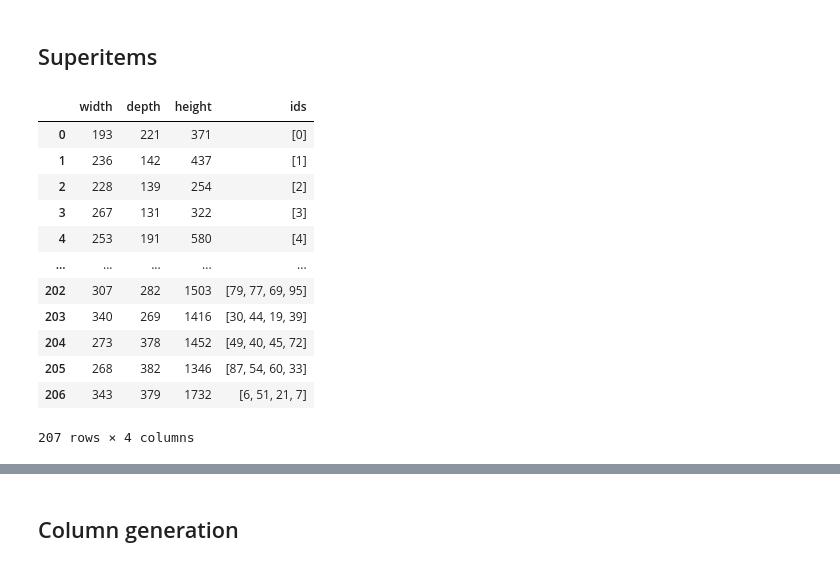
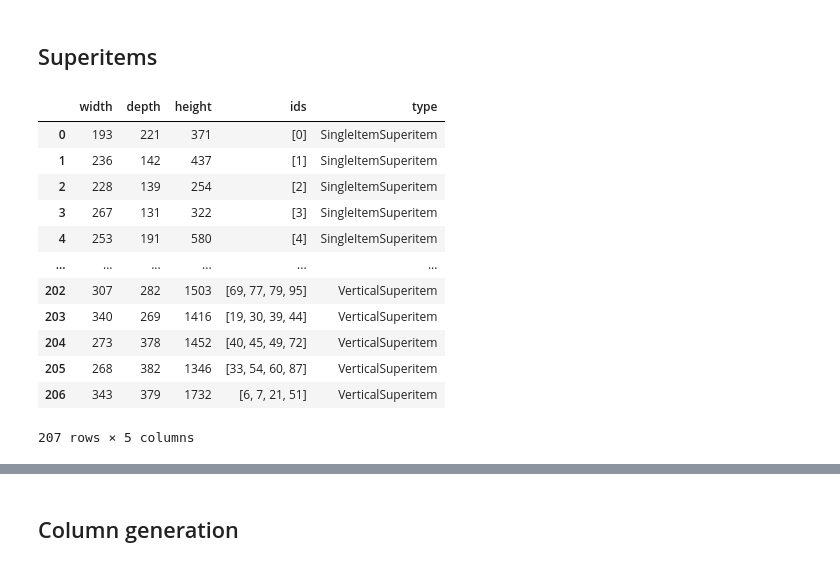
Before and after one commit to Wadaboa/3d-bpp, a Jupyter notebook: cg.ipynb, the cells around one changed output, grey strips where cells are left out. Cells and saved outputs as stored; diff of their text form; code cells hidden in the pictures.

```diff
--- a/cg.ipynb
+++ b/cg.ipynb
@@ -79,24 +72,24 @@ order.head()
 # %% [markdown]
 ## Superitems
 # %%
-order_superitems = superitems.SuperitemPool(
+superitems_pool = superitems.SuperitemPool(
     order=order, pallet_dims=config.PALLET_DIMS, max_vstacked=4
 )
-order_superitems.to_dataframe()
+superitems_pool.to_dataframe()
 # %% [output]
-|  | width | depth | height | ids |
-| 0 | 193 | 221 | 371 | [0] |
-| 1 | 236 | 142 | 437 | [1] |
-| 2 | 228 | 139 | 254 | [2] |
-| 3 | 267 | 131 | 322 | [3] |
-| 4 | 253 | 191 | 580 | [4] |
-| ... | ... | ... | ... | ... |
-| 202 | 307 | 282 | 1503 | [79, 77, 69, 95] |
-| 203 | 340 | 269 | 1416 | [30, 44, 19, 39] |
-| 204 | 273 | 378 | 1452 | [49, 40, 45, 72] |
-| 205 | 268 | 382 | 1346 | [87, 54, 60, 33] |
-| 206 | 343 | 379 | 1732 | [6, 51, 21, 7] |
+|  | width | depth | height | ids | type |
+| 0 | 193 | 221 | 371 | [0] | SingleItemSuperitem |
+| 1 | 236 | 142 | 437 | [1] | SingleItemSuperitem |
+| 2 | 228 | 139 | 254 | [2] | SingleItemSuperitem |
+| 3 | 267 | 131 | 322 | [3] | SingleItemSuperitem |
+| 4 | 253 | 191 | 580 | [4] | SingleItemSuperitem |
+| ... | ... | ... | ... | ... | ... |
+| 202 | 307 | 282 | 1503 | [69, 77, 79, 95] | VerticalSuperitem |
+| 203 | 340 | 269 | 1416 | [19, 30, 39, 44] | VerticalSuperitem |
+| 204 | 273 | 378 | 1452 | [40, 45, 49, 72] | VerticalSuperitem |
+| 205 | 268 | 382 | 1346 | [33, 54, 60, 87] | VerticalSuperitem |
+| 206 | 343 | 379 | 1732 | [6, 7, 21, 51] | VerticalSuperitem |
-207 rows × 4 columns
+207 rows × 5 columns
 [interactive output not drawn]
 # %% [markdown]
 ## Column generation
```
Also changed, not shown: parts of 13 cells of this notebook, 7 other files.
